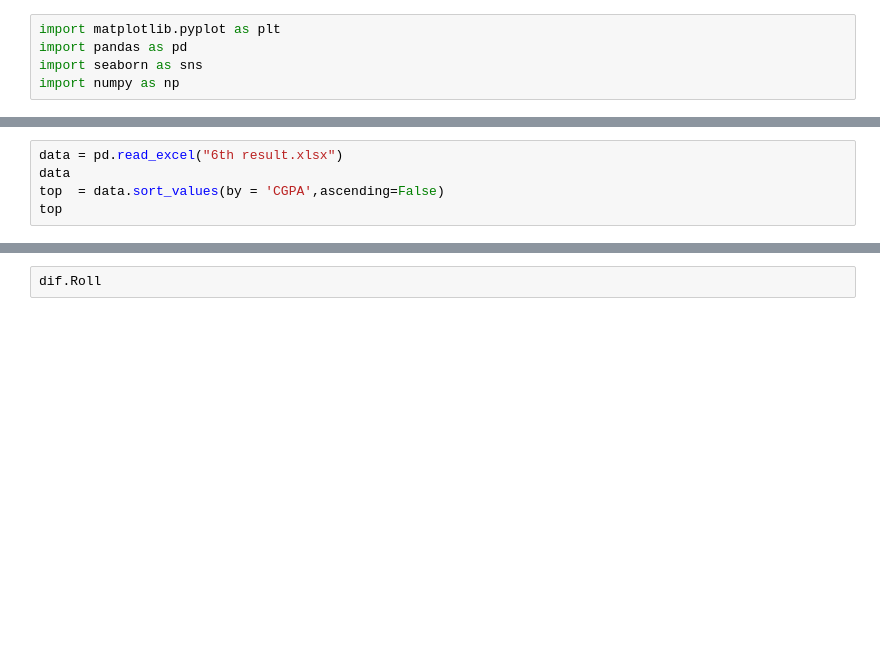
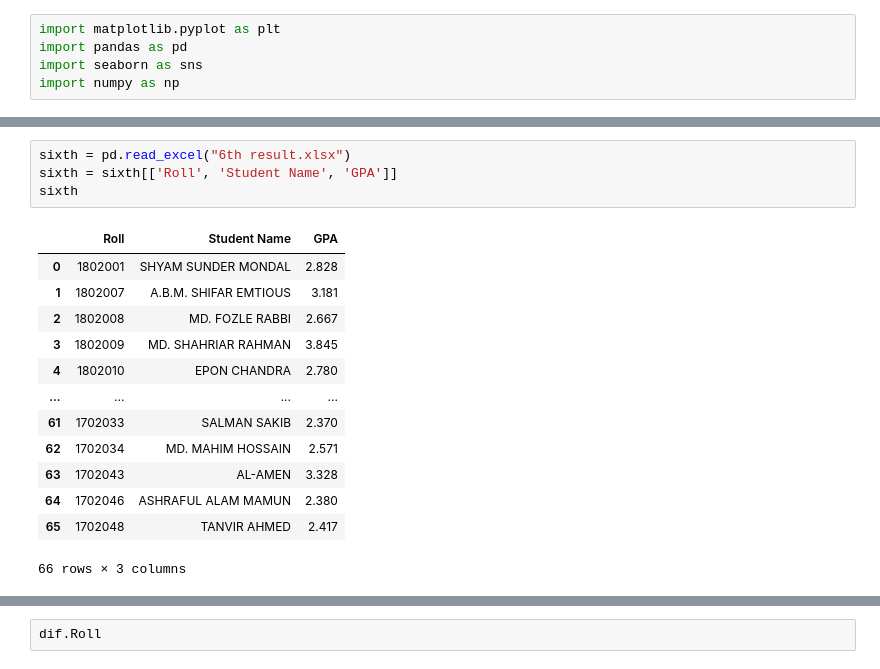
Before and after one commit to bhyeanhasan/ML-and-AI, a Jupyter notebook: Result/Result.ipynb, the cells around one changed output, grey strips where cells are left out. Cells and saved outputs as stored; diff of their text form; blank space fills up the shorter version.

```diff
--- a/Result/Result.ipynb
+++ b/Result/Result.ipynb
@@ -23,5 +101,18 @@ fifth = fifth.drop(['SL No.' , 'Regi', 'PCGPA', 'PCCH', 'CCH', 'Earned Cr', 'REM
-# %%
-data = pd.read_excel("6th result.xlsx")
-data
-top  = data.sort_values(by = 'CGPA',ascending=False)
-top
+# %%
+sixth = pd.read_excel("6th result.xlsx")
+sixth = sixth[['Roll', 'Student Name', 'GPA']]
+sixth
+# %% [output]
+|  | Roll | Student Name | GPA |
+| 0 | 1802001 | SHYAM SUNDER MONDAL | 2.828 |
+| 1 | 1802007 | A.B.M. SHIFAR EMTIOUS | 3.181 |
+| 2 | 1802008 | MD. FOZLE RABBI | 2.667 |
+| 3 | 1802009 | MD. SHAHRIAR RAHMAN | 3.845 |
+| 4 | 1802010 | EPON CHANDRA | 2.780 |
+| ... | ... | ... | ... |
+| 61 | 1702033 | SALMAN SAKIB | 2.370 |
+| 62 | 1702034 | MD. MAHIM HOSSAIN | 2.571 |
+| 63 | 1702043 | AL-AMEN | 3.328 |
+| 64 | 1702046 | ASHRAFUL ALAM MAMUN | 2.380 |
+| 65 | 1702048 | TANVIR AHMED | 2.417 |
+66 rows × 3 columns
```
Also changed, not shown: parts of 17 cells of this notebook, 9 other files.
